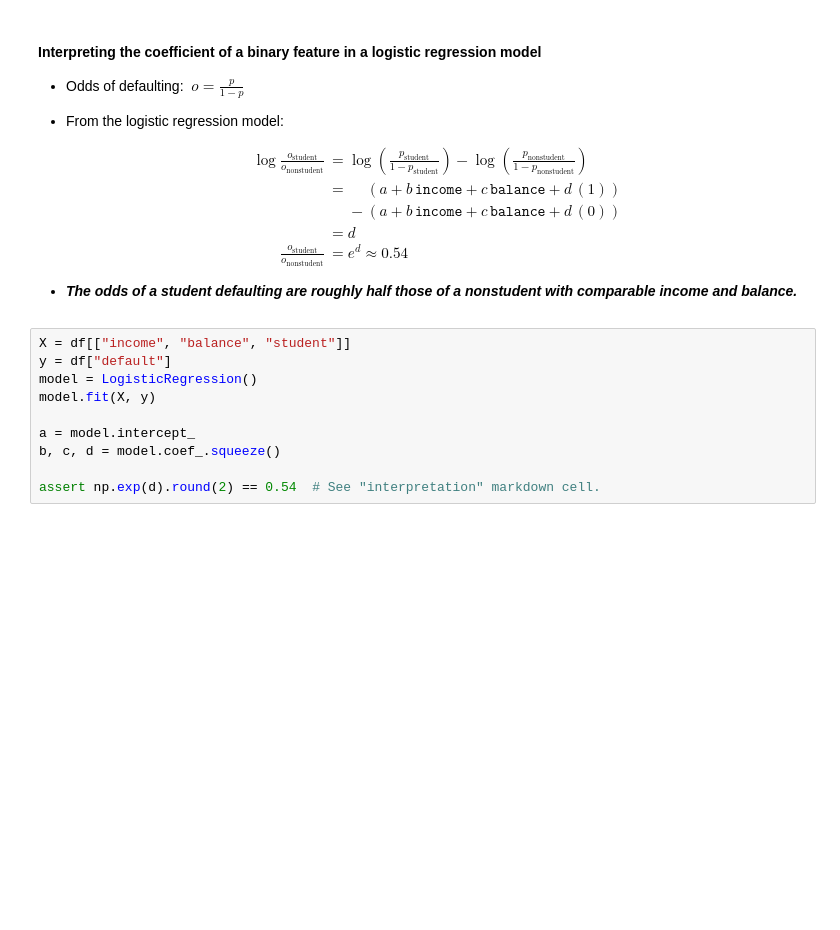
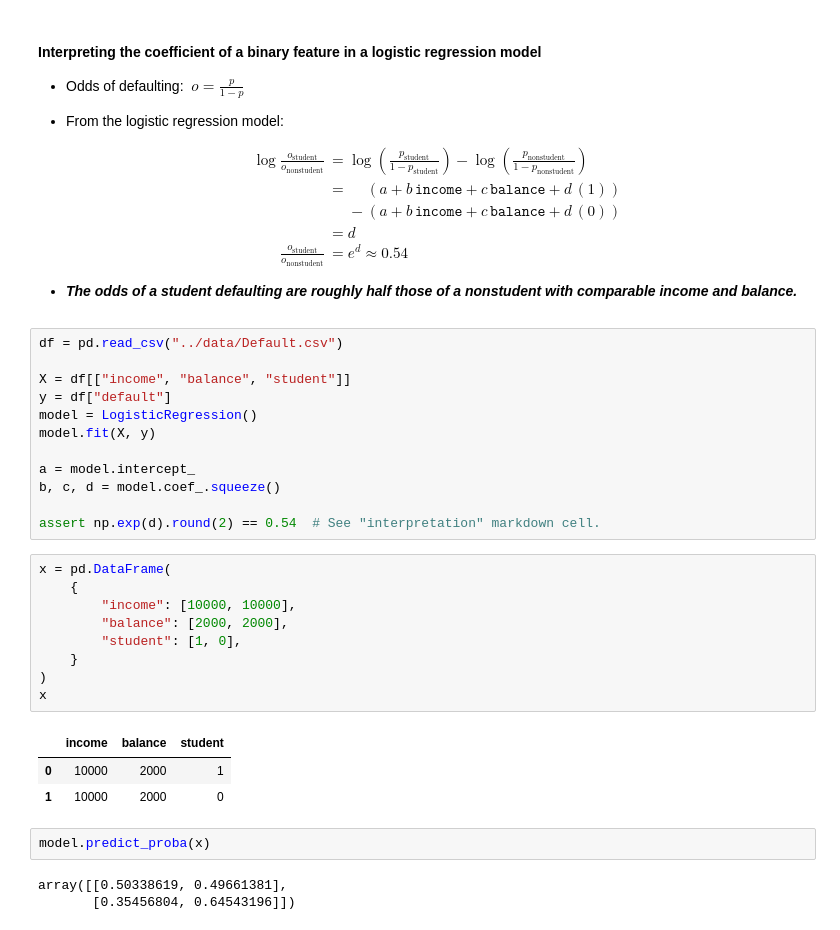
Before and after one commit to mgreenbe/DATA335W2025, a Jupyter notebook: code/logistic_regression.ipynb, the cells around one changed output. Cells and saved outputs as stored; diff of their text form; blank space fills up the shorter version.

```diff
--- a/code/logistic_regression.ipynb
+++ b/code/logistic_regression.ipynb
@@ -80,6 +80,8 @@ True
 
 - **_The odds of a student defaulting are roughly half those of a nonstudent with comparable income and balance._**
 # %%
+df = pd.read_csv("../data/Default.csv")
+
 X = df[["income", "balance", "student"]]
 y = df["default"]
 model = LogisticRegression()
@@ -89,3 +91,21 @@ a = model.intercept_
 b, c, d = model.coef_.squeeze()
 
 assert np.exp(d).round(2) == 0.54  # See "interpretation" markdown cell.
+# %%
+x = pd.DataFrame(
+    {
+        "income": [10000, 10000],
+        "balance": [2000, 2000],
+        "student": [1, 0],
+    }
+)
+x
+# %% [output]
+|  | income | balance | student |
+| 0 | 10000 | 2000 | 1 |
+| 1 | 10000 | 2000 | 0 |
+# %%
+model.predict_proba(x)
+# %% [output]
+array([[0.50338619, 0.49661381],
+       [0.35456804, 0.64543196]])
```
Also changed, not shown: parts of 11 cells of this notebook.
